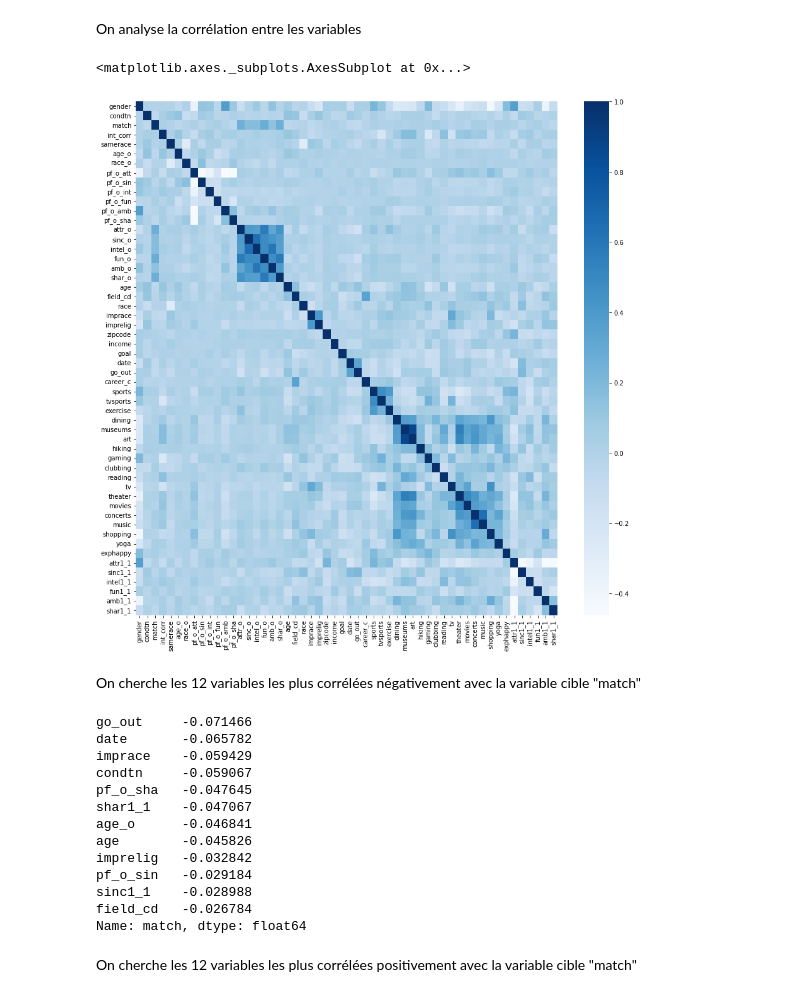
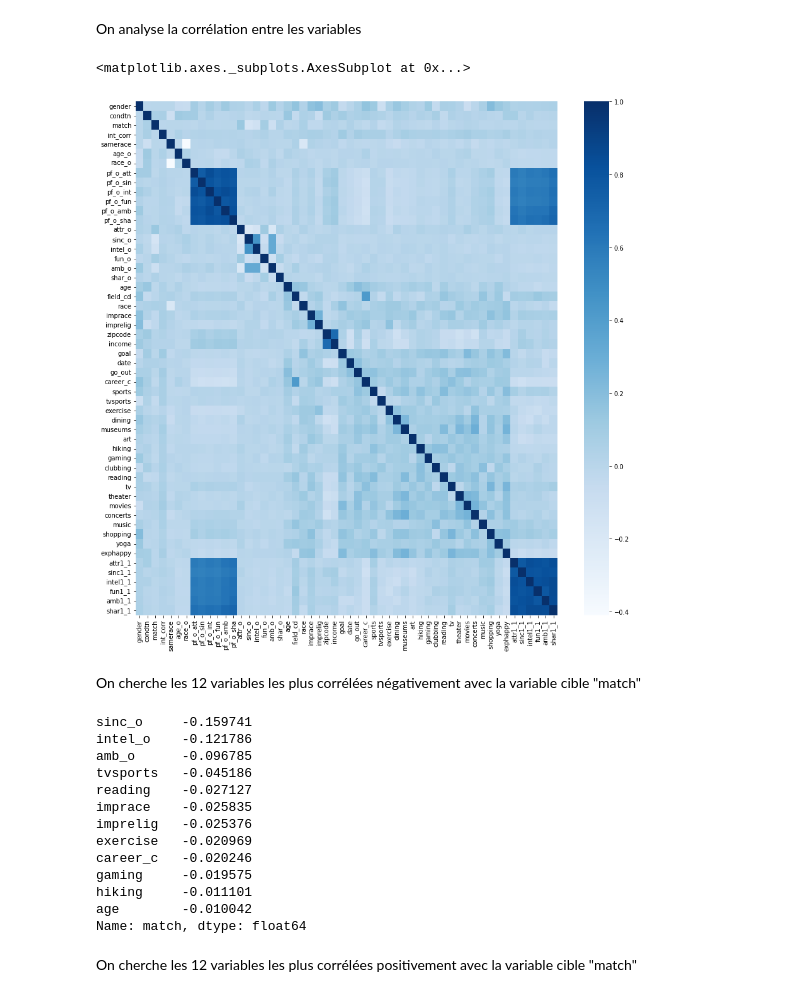
Before and after one commit to thohoang87/Projet-Python---Easy-Date, a Jupyter notebook: easydate.ipynb, the cells around one changed output. Saved outputs shown, nothing was run; the diff lists cells and outputs as text; code cells hidden in the pictures.

```diff
--- a/easydate.ipynb
+++ b/easydate.ipynb
@@ -106,3 +108,5 @@ columns_filled(data,data.columns)
+# %%
+data.match = data.match.astype("category")
 # %% [markdown]
 On voit que les données sont "propres" et "prêtes à l'emploi" maintenant
 # %%
@@ -147,29 +154,29 @@ data.describe(include="all")
 # %% [markdown]
 On analyse la corrélation entre les variables
 # %%
-data_cor = data.corr()
+data_cor = data.apply(lambda x : pd.factorize(x)[0]).corr(method='pearson', min_periods=1)
 fig,ax=plt.subplots(figsize=(15,15))
 sns.heatmap(data_cor,cmap='Blues')
 # %% [output]
 <matplotlib.axes._subplots.AxesSubplot at 0x...>
-[figure, old version]
+[figure, new version]
 # %% [markdown]
 On cherche les 12 variables les plus corrélées négativement avec la variable cible "match"
 # %%
 print(data_cor["match"].sort_values().head(12))
 # %% [output]
-go_out     -0.071466
-date       -0.065782
-imprace    -0.059429
-condtn     -0.059067
-pf_o_sha   -0.047645
-shar1_1    -0.047067
-age_o      -0.046841
-age        -0.045826
-imprelig   -0.032842
-pf_o_sin   -0.029184
-sinc1_1    -0.028988
-field_cd   -0.026784
+sinc_o     -0.159741
+intel_o    -0.121786
+amb_o      -0.096785
+tvsports   -0.045186
+reading    -0.027127
+imprace    -0.025835
+imprelig   -0.025376
+exercise   -0.020969
+career_c   -0.020246
+gaming     -0.019575
+hiking     -0.011101
+age        -0.010042
 Name: match, dtype: float64
 # %% [markdown]
 On cherche les 12 variables les plus corrélées positivement avec la variable cible "match"
```
Also changed, not shown: parts of 13 cells of this notebook.
